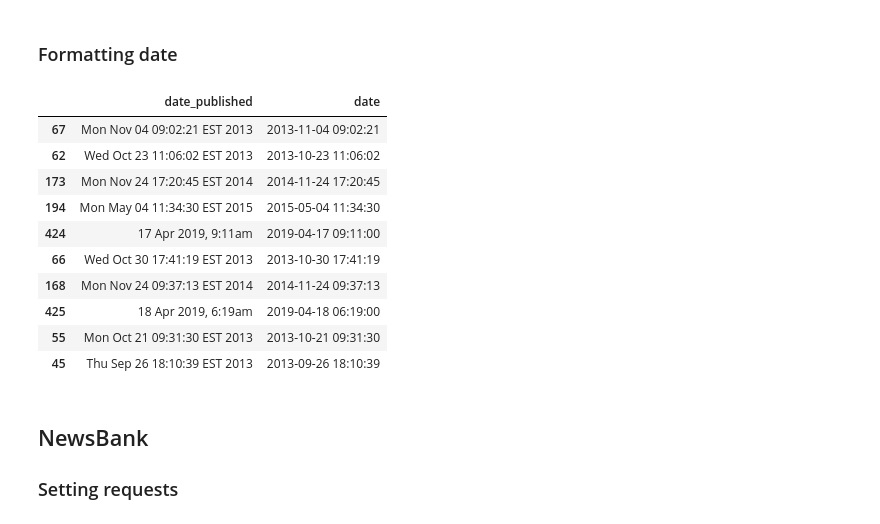
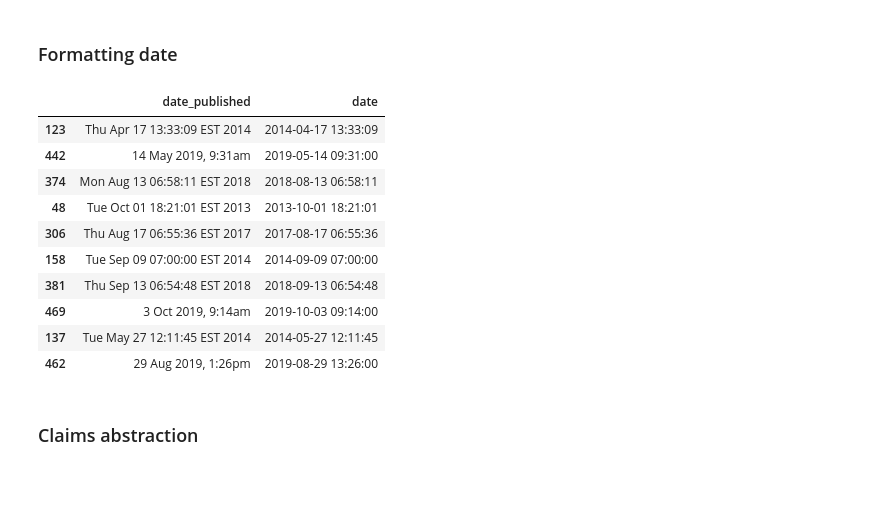
Before and after one commit to crarojasca/MDFI_misinformation, a Jupyter notebook: scrapping.ipynb, the cells around one changed output. Saved outputs shown, nothing was run; the diff lists cells and outputs as text; code cells hidden in the pictures; blank space fills up the shorter version.

```diff
--- a/scrapping.ipynb
+++ b/scrapping.ipynb
@@ -30,23 +37,23 @@ articles.sample()
 # %%
 def getFormattedDate(date):
     if isinstance(date, datetime.datetime):
         return date
     try:
         return date_parse(date)
     except:
         return np.nan
 
 articles['date'] = articles['date_published'].apply(getFormattedDate)
-articles[['date_published', 'date']].sample(10)
+display(articles[['date_published', 'date']].sample(10))
 # %% [output]
 |  | date_published | date |
-| 67 | Mon Nov 04 09:02:21 EST 2013 | 2013-11-04 09:02:21 |
-| 62 | Wed Oct 23 11:06:02 EST 2013 | 2013-10-23 11:06:02 |
-| 173 | Mon Nov 24 17:20:45 EST 2014 | 2014-11-24 17:20:45 |
-| 194 | Mon May 04 11:34:30 EST 2015 | 2015-05-04 11:34:30 |
-| 424 | 17 Apr 2019, 9:11am | 2019-04-17 09:11:00 |
-| 66 | Wed Oct 30 17:41:19 EST 2013 | 2013-10-30 17:41:19 |
-| 168 | Mon Nov 24 09:37:13 EST 2014 | 2014-11-24 09:37:13 |
-| 425 | 18 Apr 2019, 6:19am | 2019-04-18 06:19:00 |
-| 55 | Mon Oct 21 09:31:30 EST 2013 | 2013-10-21 09:31:30 |
-| 45 | Thu Sep 26 18:10:39 EST 2013 | 2013-09-26 18:10:39 |
+| 123 | Thu Apr 17 13:33:09 EST 2014 | 2014-04-17 13:33:09 |
+| 442 | 14 May 2019, 9:31am | 2019-05-14 09:31:00 |
+| 374 | Mon Aug 13 06:58:11 EST 2018 | 2018-08-13 06:58:11 |
+| 48 | Tue Oct 01 18:21:01 EST 2013 | 2013-10-01 18:21:01 |
+| 306 | Thu Aug 17 06:55:36 EST 2017 | 2017-08-17 06:55:36 |
+| 158 | Tue Sep 09 07:00:00 EST 2014 | 2014-09-09 07:00:00 |
+| 381 | Thu Sep 13 06:54:48 EST 2018 | 2018-09-13 06:54:48 |
+| 469 | 3 Oct 2019, 9:14am | 2019-10-03 09:14:00 |
+| 137 | Tue May 27 12:11:45 EST 2014 | 2014-05-27 12:11:45 |
+| 462 | 29 Aug 2019, 1:26pm | 2019-08-29 13:26:00 |
@@ -60,3 +60,5 @@ claim = (
+# %% [markdown]
+### Claims abstraction
 # %%
 s = requests.Session()
 def sendQuery(url, params={}, cookies=None):
@@ -89,3 +94,0 @@ articles[["claim", "verdict_complete"]] = articles["url"].progress_apply(getClai
-# %% [markdown]
-## NewsBank
-### Setting requests
```
Also changed, not shown: parts of 40 cells of this notebook, 2 other files.
